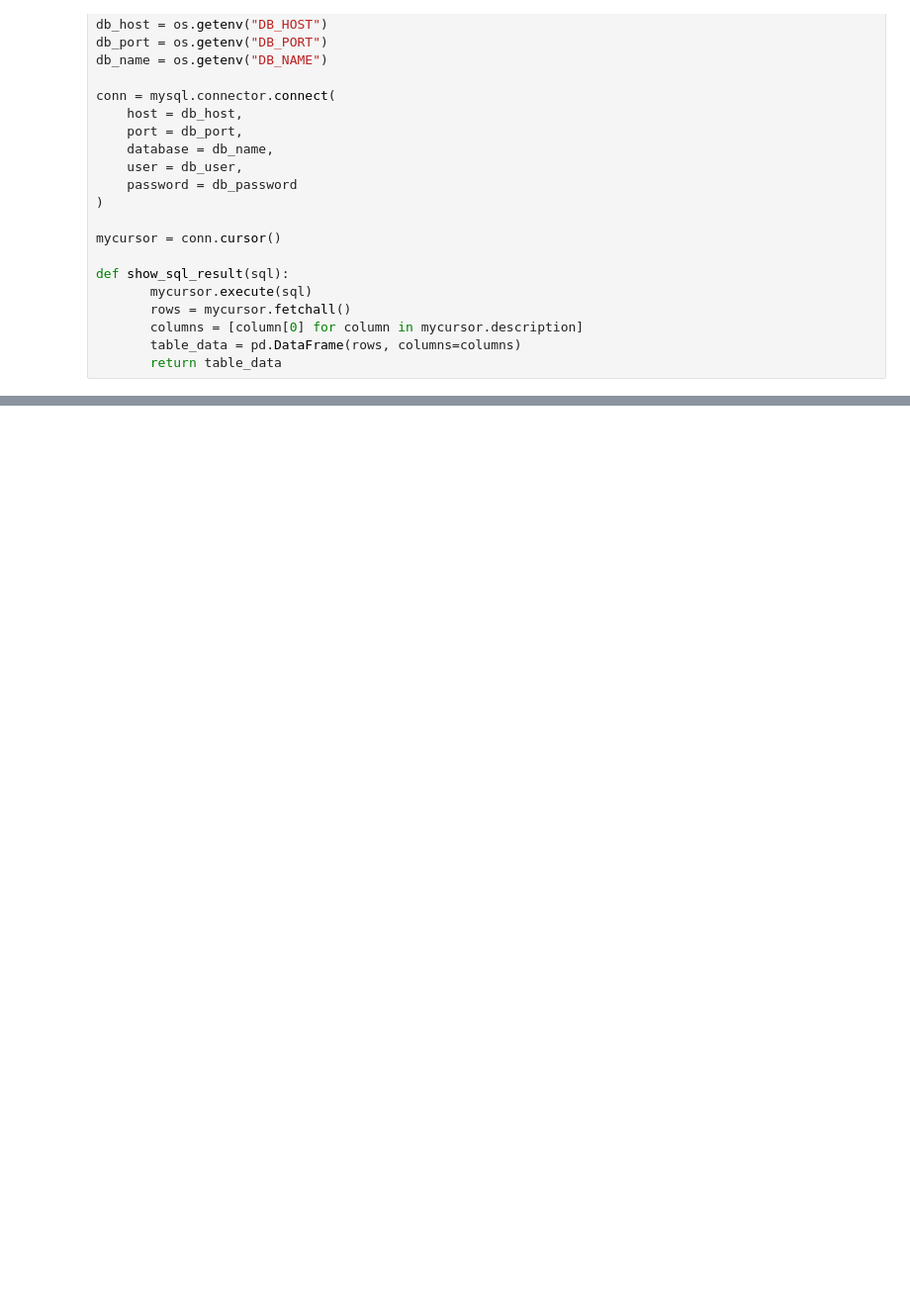
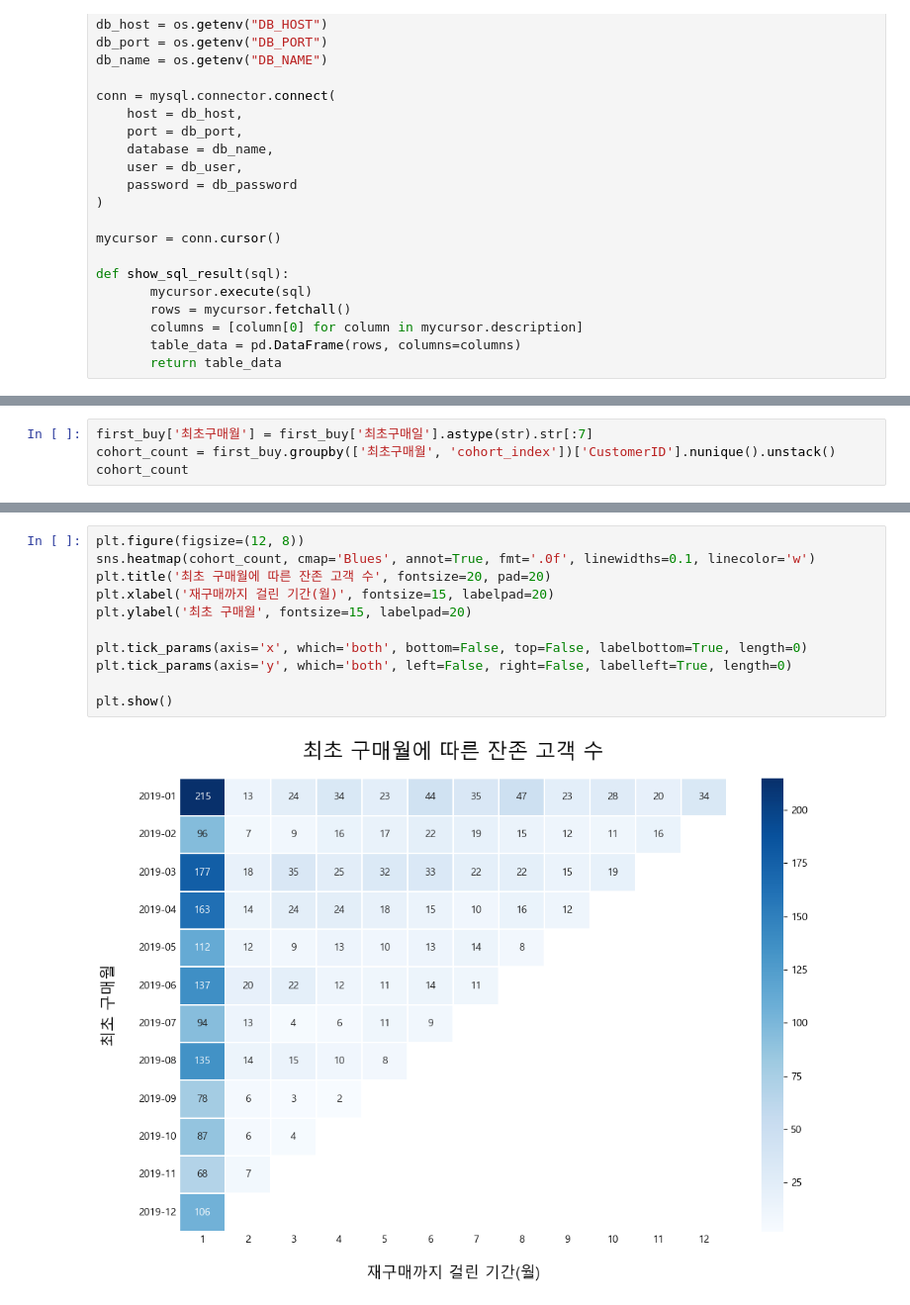
Before and after one commit to buzziru/ML_COMMERCE, a Jupyter notebook: eda/05_Cohort_CIG.ipynb, the cells around one changed output, grey strips where cells are left out. Shown at 99% size. Cells and saved outputs as stored; diff of their text form; blank space fills up the shorter version.

```diff
--- a/eda/05_Cohort_CIG.ipynb
+++ b/eda/05_Cohort_CIG.ipynb
@@ -54,0 +134,4 @@ data
+# %%
+first_buy['최초구매월'] = first_buy['최초구매일'].astype(str).str[:7]
+cohort_count = first_buy.groupby(['최초구매월', 'cohort_index'])['CustomerID'].nunique().unstack()
+cohort_count
@@ -54,0 +153,13 @@ data
+# %%
+plt.figure(figsize=(12, 8))
+sns.heatmap(cohort_count, cmap='Blues', annot=True, fmt='.0f', linewidths=0.1, linecolor='w')
+plt.title('최초 구매월에 따른 잔존 고객 수', fontsize=20, pad=20)
+plt.xlabel('재구매까지 걸린 기간(월)', fontsize=15, labelpad=20)
+plt.ylabel('최초 구매월', fontsize=15, labelpad=20)
+
+plt.tick_params(axis='x', which='both', bottom=False, top=False, labelbottom=True, length=0)
+plt.tick_params(axis='y', which='both', left=False, right=False, labelleft=True, length=0)
+
+plt.show()
+# %% [output]
+[figure, added]
```
Also changed, not shown: parts of 47 cells of this notebook.
